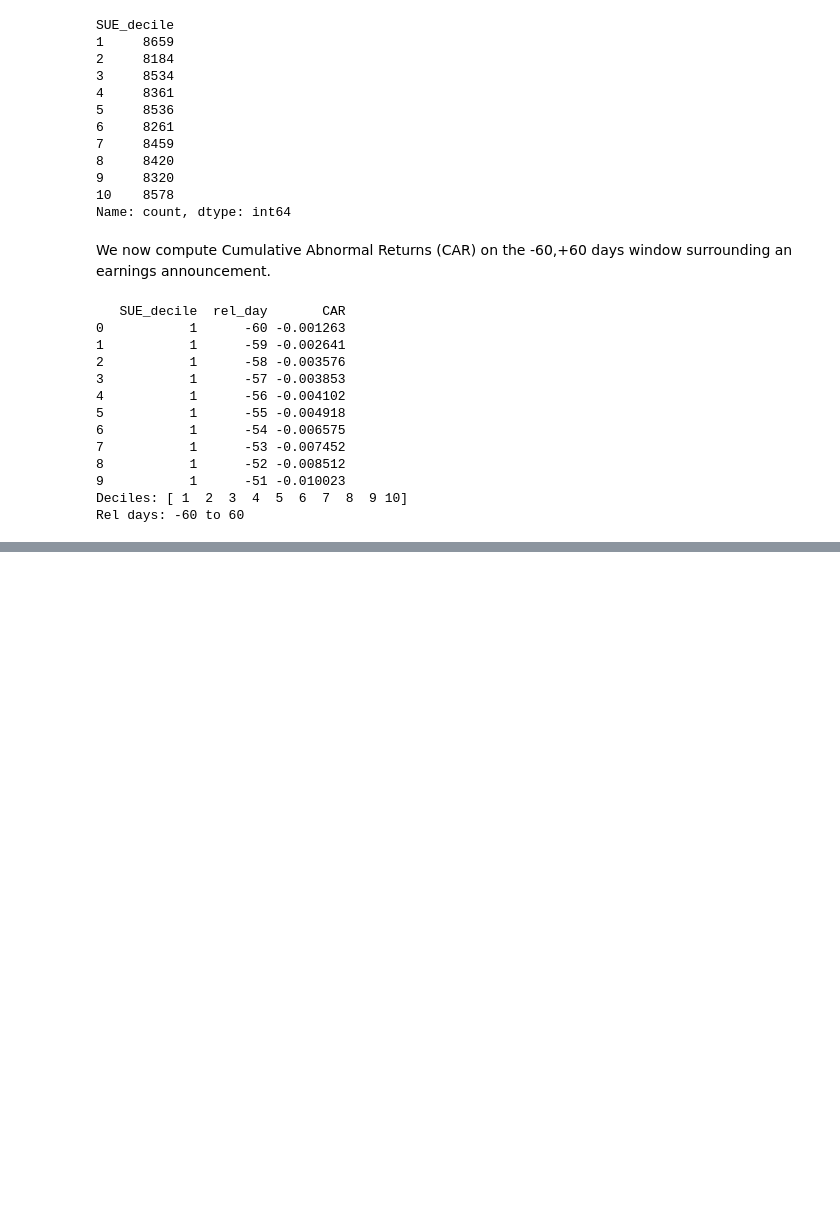
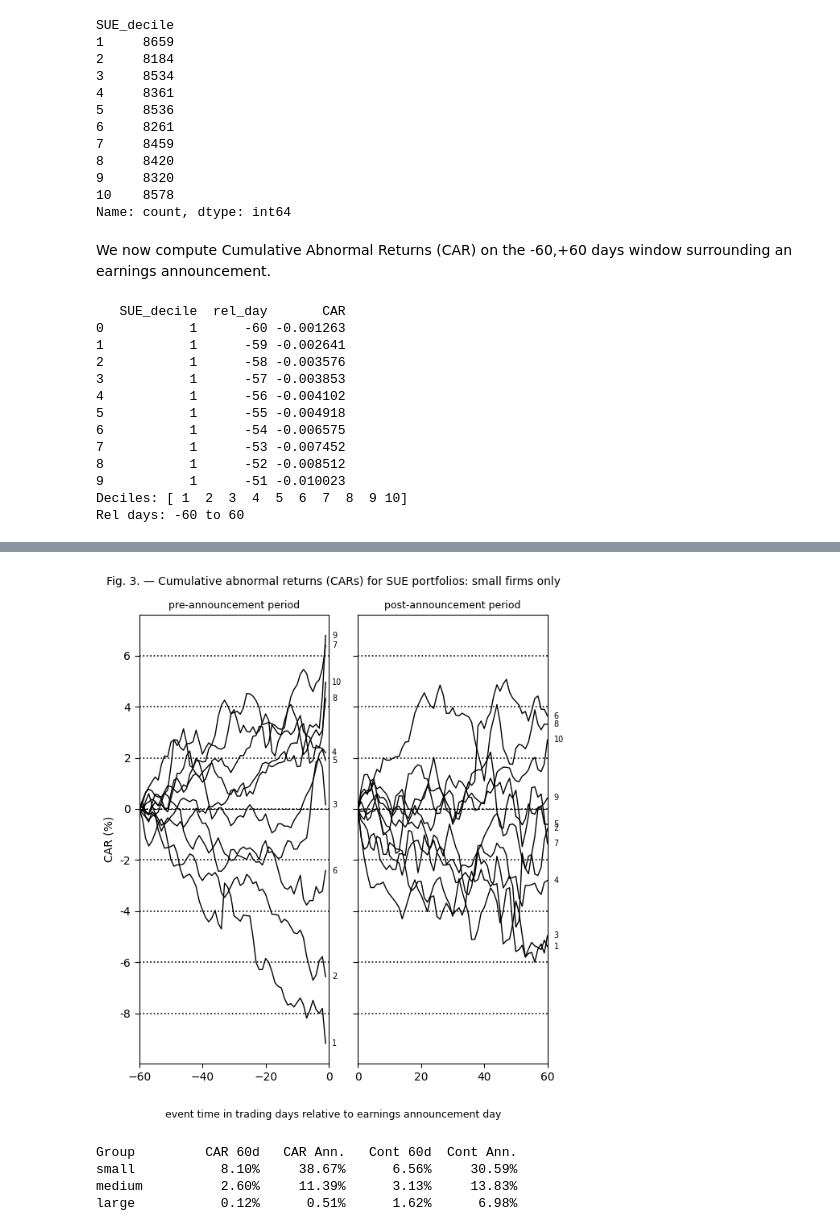
Before and after one commit to e1quem/PEADReplication, a Jupyter notebook: notebooks/3.empirical_results.ipynb, the cells around one changed output, grey strips where cells are left out. Saved outputs shown, nothing was run; the diff lists cells and outputs as text; code cells hidden in the pictures; blank space fills up the shorter version.

```diff
--- a/notebooks/3.empirical_results.ipynb
+++ b/notebooks/3.empirical_results.ipynb
@@ -192,0 +315,69 @@ plt.show()
+# %%
+fig, (ax1, ax2) = plt.subplots(1, 2, figsize=(6, 7), sharey=True, dpi=100)
+
+for decile in range(1, 11):
+    data = car_avg_small[car_avg_small['SUE_decile'] == decile]
+
+    # Pre-announcement: days -60 to -1
+    pre = data[(data['rel_day'] >= -60) & (data['rel_day'] < 0)].copy()
+    pre['CAR_norm'] = (pre['CAR'] - pre.loc[pre['rel_day'] == -60, 'CAR'].values[0]) * 100
+    ax1.plot(pre['rel_day'], pre['CAR_norm'], color='black', linewidth=1)
+    last = pre[pre['rel_day'] == pre['rel_day'].max()]
+    ax1.text(last['rel_day'].values[0] + 2, last['CAR_norm'].values[0],
+             str(decile), fontsize=7, color='black', va='center')
+
+    # Post-announcement: days 0 to 60
+    post = data[(data['rel_day'] >= 0) & (data['rel_day'] <= 60)].copy()
+    post['CAR_norm'] = (post['CAR'] - post.loc[post['rel_day'] == 0, 'CAR'].values[0]) * 100
+    ax2.plot(post['rel_day'], post['CAR_norm'], color='black', linewidth=1)
+    last = post[post['rel_day'] == post['rel_day'].max()]
+    ax2.text(last['rel_day'].values[0] + 2, last['CAR_norm'].values[0],
+             str(decile), fontsize=7, color='black', va='center')
+
+ax1.set_xlim(-60, 0)
+ax1.set_xticks(range(-60, 1, 20))
+ax2.set_xlim(0, 60)
+ax2.set_xticks(range(0, 61, 20))
+
+for ax in [ax1, ax2]:
+    ax.axhline(0, color='black', linewidth=0.8, linestyle='--')
+    ax.yaxis.set_tick_params(left=True, length=4)
+    ax.yaxis.set_major_formatter(plt.FuncFormatter(lambda x, _: f'{x:.0f}'))
+    ax.grid(axis='y', color='black', linestyle=':', linewidth=1.2)
+
+ax1.set_title('pre-announcement period', fontsize=9)
+ax2.set_title('post-announcement period', fontsize=9)
+ax2.tick_params(labelleft=False)
+ax1.set_ylabel('CAR (%)', rotation=90)
+
+fig.text(0.5, 0.02, 'event time in trading days relative to earnings announcement day',
+         ha='center', fontsize=9)
+plt.suptitle('Fig. 3. — Cumulative abnormal returns (CARs) for SUE portfolios: small firms only', fontsize=10)
+plt.subplots_adjust(bottom=0.12)
+plt.tight_layout(rect=[0, 0.06, 1, 1])
+plt.show()
+# %% [output]
+[figure, added]
+# %%
+print(f"{'Group':<10} {'CAR 60d':>10} {'CAR Ann.':>10} {'Cont 60d':>10} {'Cont Ann.':>10}")
+
+for size_group, car_avg_group in [('small', car_avg_small), ('medium', car_avg_medium), ('large', car_avg_large)]:
+    # CAR-based
+    pivot = car_avg_group.pivot(index='rel_day', columns='SUE_decile', values='CAR')
+    pivot['long_short'] = pivot[10] - pivot[1]
+    day0 = pivot.loc[0, 10] - pivot.loc[0, 1]
+    pivot['ls_norm'] = pivot['long_short'] - day0
+    r60  = pivot.loc[60, 'ls_norm'] * 100
+    ann  = ((1 + r60/100) ** (252/60) - 1) * 100
+
+    # Continuous SUE
+    cont_grp = cont_SUE[cont_SUE['size_group'] == size_group].groupby('match_day')[['r_ls']].mean().reset_index()
+    c60  = cont_grp['r_ls'].mean() * 100
+    cann = ((1 + c60/100) ** (252/60) - 1) * 100
+
+    print(f"{size_group:<10} {r60:>9.2f}% {ann:>9.2f}% {c60:>9.2f}% {cann:>9.2f}%")
+# %% [output]
+Group         CAR 60d   CAR Ann.   Cont 60d  Cont Ann.
+small           8.10%     38.67%      6.56%     30.59%
+medium          2.60%     11.39%      3.13%     13.83%
+large           0.12%      0.51%      1.62%      6.98%
```
Also changed, not shown: parts of 13 cells of this notebook, 4 other files.
